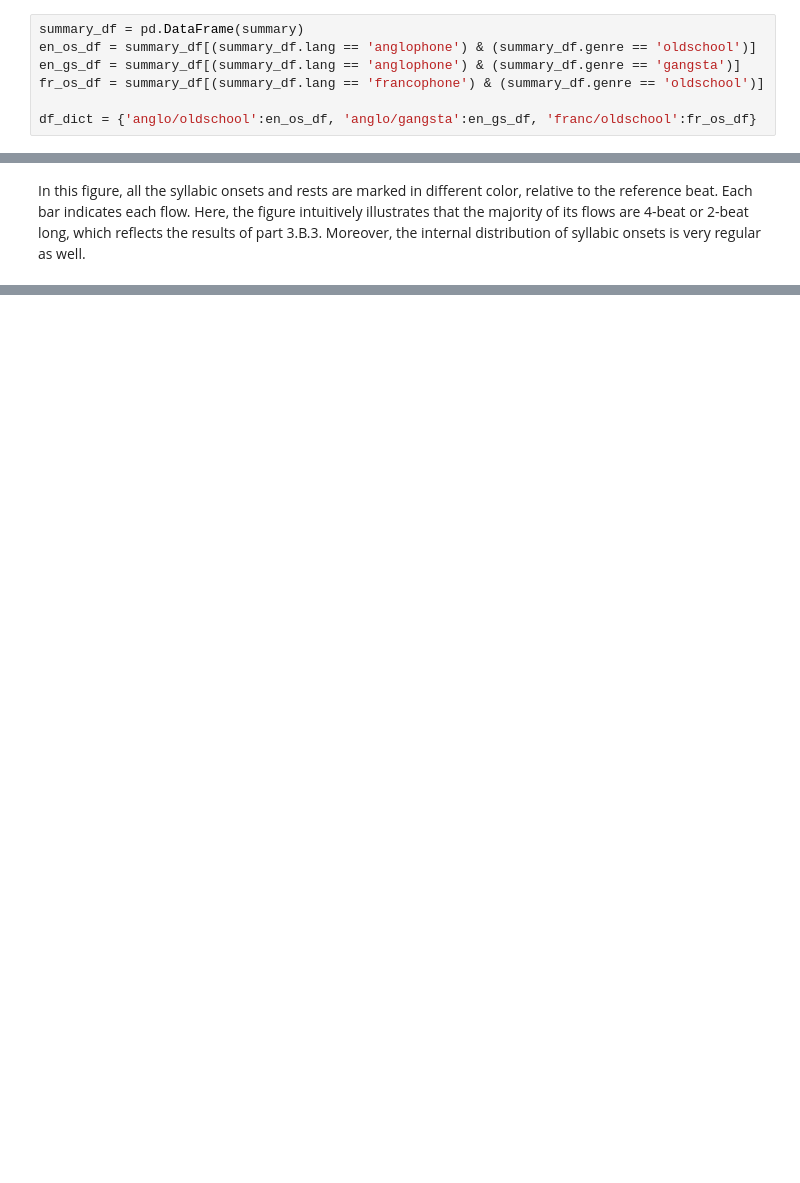
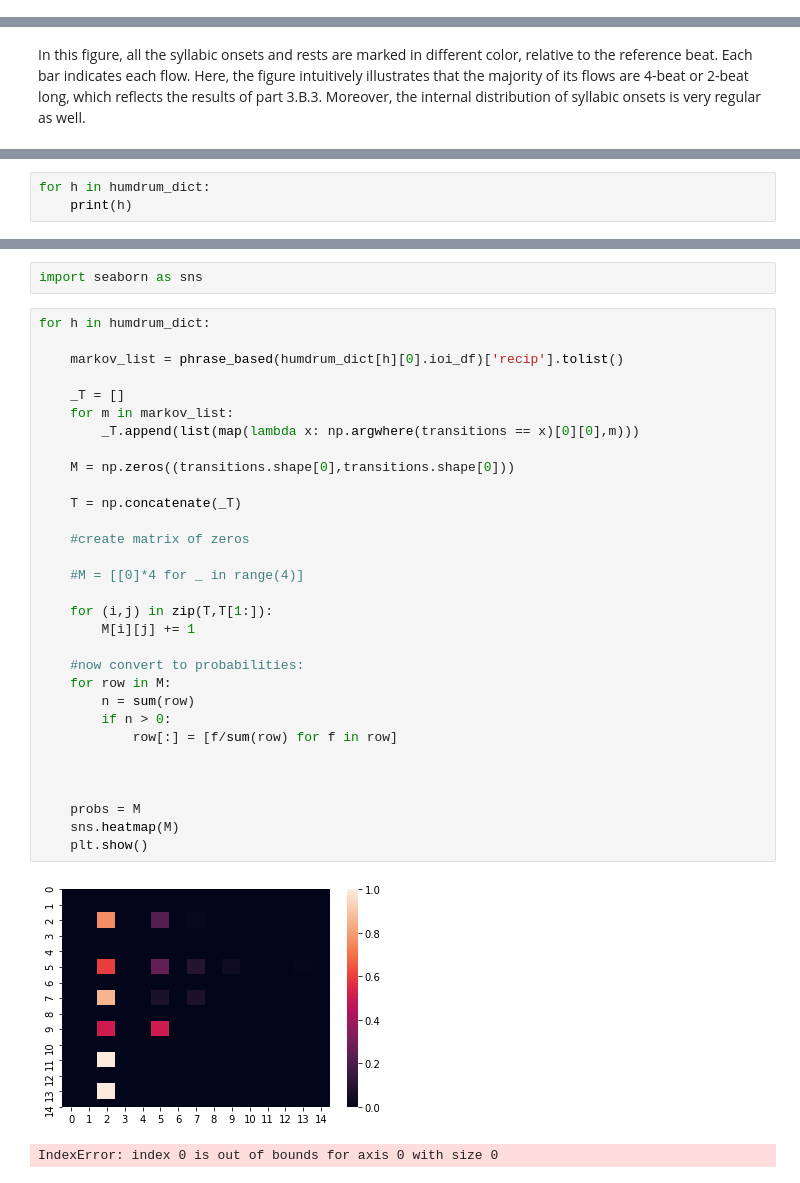
Before and after one commit to haeeunkim/dh401, a Jupyter notebook: milestone3.ipynb, the cells around one changed output, grey strips where cells are left out. Cells and saved outputs as stored; diff of their text form; blank space fills up the shorter version.

Commit message:
IOI calculation done. improving markov chain

```diff
--- a/milestone3.ipynb
+++ b/milestone3.ipynb
@@ -422,13 +522,6 @@ A value is trying to be set on a copy of a slice from a DataFrame
 See the caveats in the documentation: http://pandas.pydata.org/pandas-docs/stable/user_guide/indexing.html#returning-a-view-versus-a-copy
   self._setitem_with_indexer(indexer, value)
 Check : File not read: 0
-# %%
-summary_df = pd.DataFrame(summary)
-en_os_df = summary_df[(summary_df.lang == 'anglophone') & (summary_df.genre == 'oldschool')]
-en_gs_df = summary_df[(summary_df.lang == 'anglophone') & (summary_df.genre == 'gangsta')]
-fr_os_df = summary_df[(summary_df.lang == 'francophone') & (summary_df.genre == 'oldschool')]
-
-df_dict = {'anglo/oldschool':en_os_df, 'anglo/gangsta':en_gs_df, 'franc/oldschool':fr_os_df}
 # %% [markdown]
 ### 3-3. General Analysis
 
@@ -834,0 +832,3 @@ NameError: name 'francphone_dir' is not defined
+# %%
+for h in humdrum_dict:
+    print(h)
@@ -834,0 +890,36 @@ NameError: name 'francphone_dir' is not defined
+# %%
+import seaborn as sns
+# %%
+for h in humdrum_dict:
+
+    markov_list = phrase_based(humdrum_dict[h][0].ioi_df)['recip'].tolist()
+
+    _T = []
+    for m in markov_list:
+        _T.append(list(map(lambda x: np.argwhere(transitions == x)[0][0],m)))
+
+    M = np.zeros((transitions.shape[0],transitions.shape[0]))
+
+    T = np.concatenate(_T)
+
+    #create matrix of zeros
+
+    #M = [[0]*4 for _ in range(4)]
+
+    for (i,j) in zip(T,T[1:]):
+        M[i][j] += 1
+
+    #now convert to probabilities:
+    for row in M:
+        n = sum(row)
+        if n > 0:
+            row[:] = [f/sum(row) for f in row]
+
+
+
+    probs = M
+    sns.heatmap(M)
+    plt.show()
+# %% [output]
+[figure, added]
+IndexError: index 0 is out of bounds for axis 0 with size 0
```
Also changed, not shown: parts of 21 cells of this notebook.
